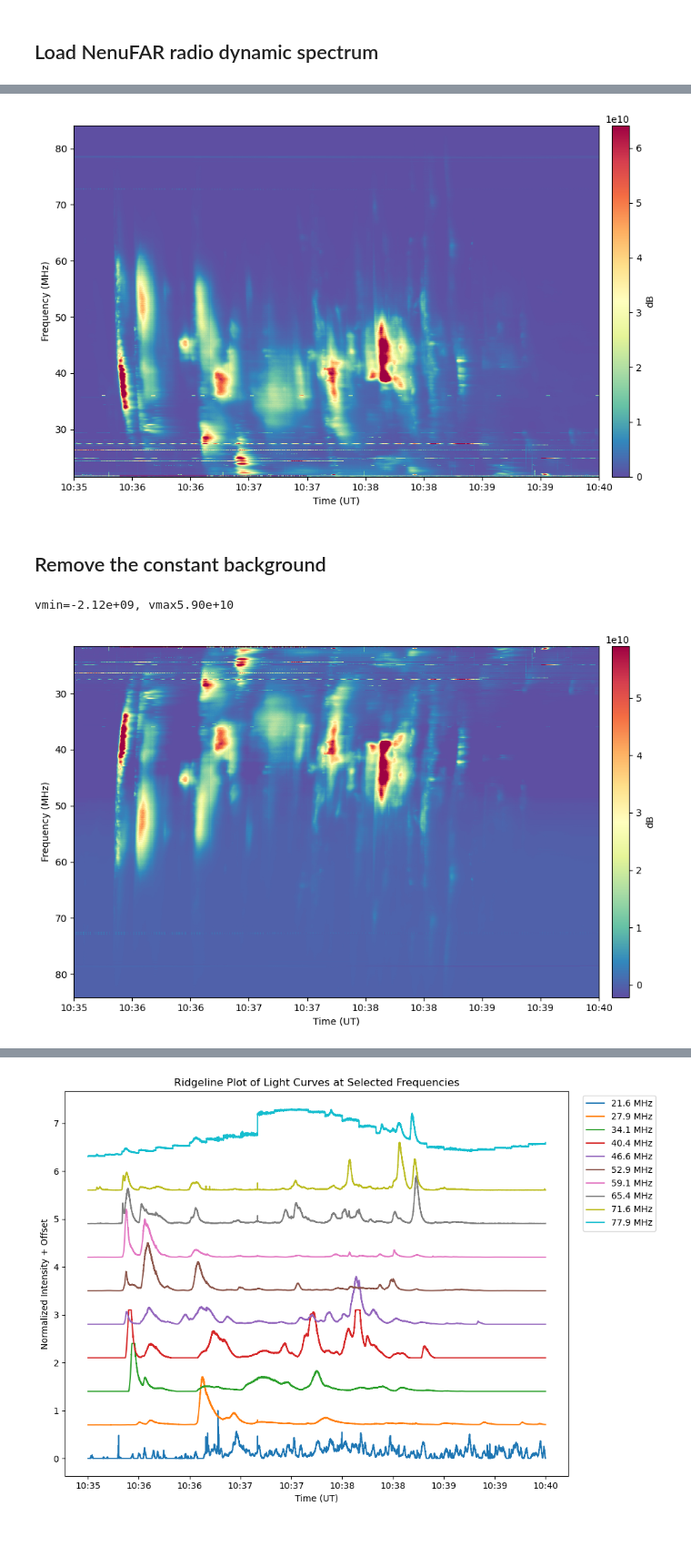
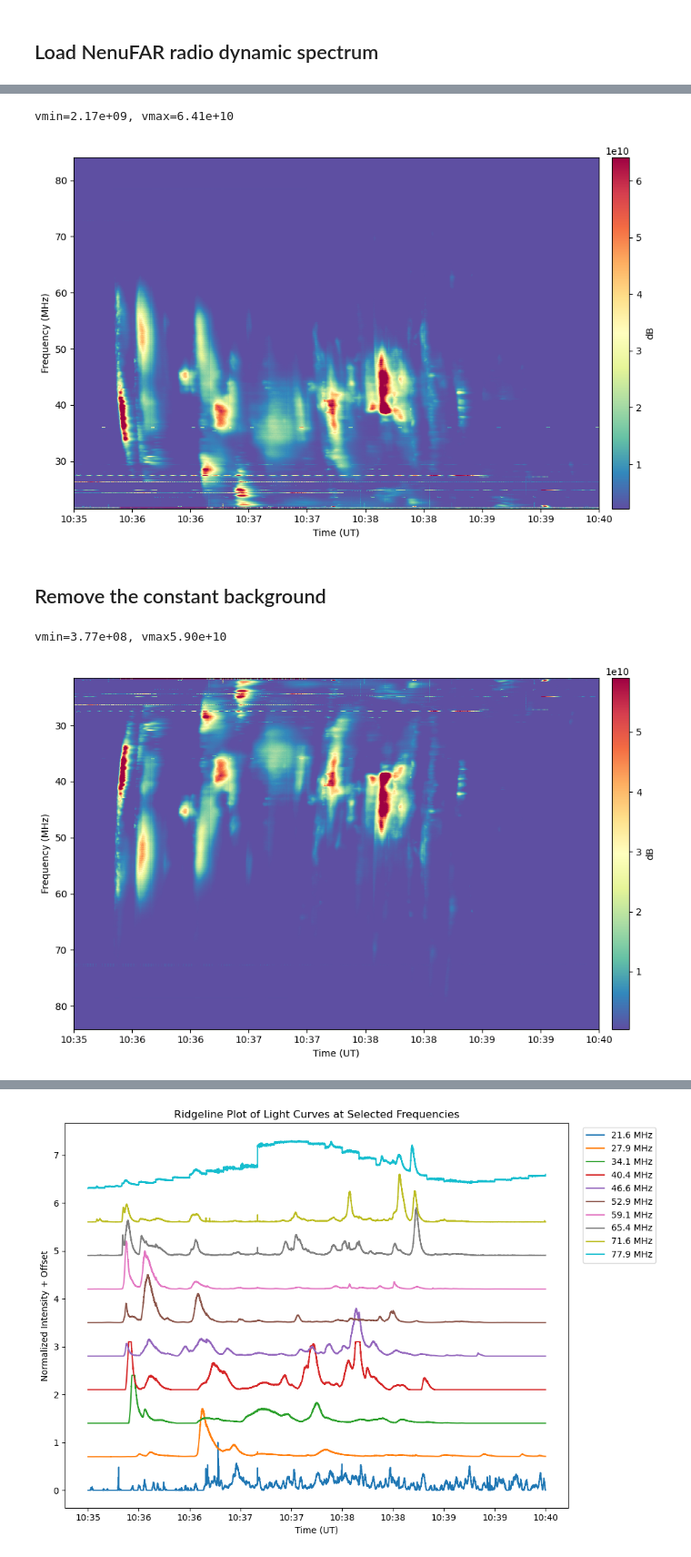
Before and after one commit to MohamedNedal/nenufar_work, a Jupyter notebook: typeIII_detect.ipynb, the cells around one changed output, grey strips where cells are left out. Shown at 91% size. Cells and saved outputs as stored; diff of their text form; code cells hidden in the pictures.

```diff
--- a/typeIII_detect.ipynb
+++ b/typeIII_detect.ipynb
@@ -71,17 +79,28 @@ df_nenufar.head(3)
 # %%
+vmin = np.percentile(df_nenufar.values, 70)
+vmax = np.percentile(df_nenufar.values, 99.7)
+print(f'vmin={vmin:.2e}, vmax={vmax:.2e}')
+
 fig = plt.figure(figsize=[10,6])
 ax = fig.add_subplot(111)
-pc = ax.pcolormesh(df_nenufar.index, df_nenufar.columns, df_nenufar.T,
-                   vmin=0, vmax=np.nanpercentile(df_nenufar, 99.7), cmap='Spectral_r')
+pc = ax.pcolormesh(
+    df_nenufar.index,
+    df_nenufar.columns,
+    df_nenufar.T,
+    cmap='Spectral_r',
+    vmin=vmin,
+    vmax=vmax
+)
 fig.colorbar(pc, ax=ax, pad=0.02, label='dB')
 ax.set_xlabel('Time (UT)')
 ax.set_ylabel('Frequency (MHz)')
 ax.xaxis_date()
 ax.xaxis.set_major_formatter(mdates.DateFormatter('%H:%M'))
 fig.tight_layout()
 plt.show()
 # %% [output]
+vmin=2.17e+09, vmax=6.41e+10
-[figure, old version]
+[figure, new version]
 # %% [markdown]
 ## Remove the constant background
 # %%
@@ -93,9 +108,8 @@ nenufar_nobkg = df_nenufar - np.tile(np.nanmedian(df_nenufar,0), (df_nenufar.sha
-# %%
-vmin, vmax = np.nanpercentile(nenufar_nobkg, [10, 99.7])
-print(f'vmin={vmin:.2e}, vmax{vmax:.2e}')
-# %% [output]
-vmin=-2.12e+09, vmax5.90e+10
 # %%
+vmin = np.percentile(nenufar_nobkg.values, 70)
+vmax = np.percentile(nenufar_nobkg.values, 99.7)
+print(f'vmin={vmin:.2e}, vmax{vmax:.2e}')
+
 fig = plt.figure(figsize=[10,6])
 ax = fig.add_subplot(111)
 pc = ax.pcolormesh(nenufar_nobkg.index, nenufar_nobkg.columns, nenufar_nobkg.T,
@@ -109,4 +123,5 @@ ax.xaxis.set_major_formatter(mdates.DateFormatter('%H:%M'))
 fig.tight_layout()
 plt.show()
 # %% [output]
+vmin=3.77e+08, vmax5.90e+10
-[figure, old version]
+[figure, new version]
```
Also changed, not shown: parts of 17 cells of this notebook.
